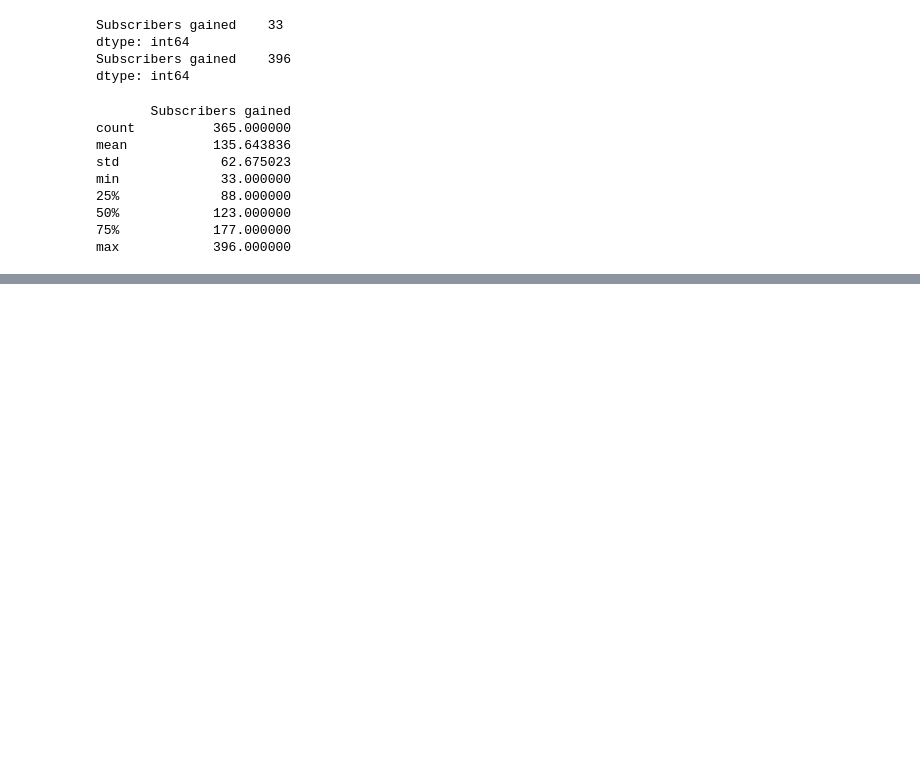
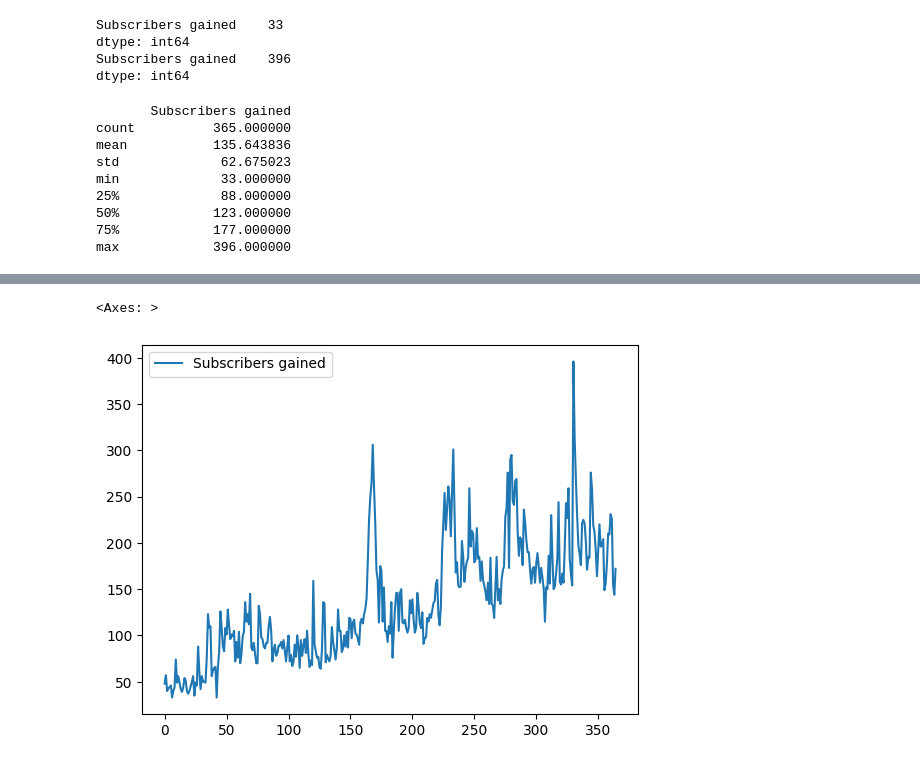
Before and after one commit to Ghan539/Python4DataScientist, a Jupyter notebook: pandas/Session16_pandas.ipynb, the cells around one changed output, grey strips where cells are left out. Cells and saved outputs as stored; diff of their text form; code cells hidden in the pictures; blank space fills up the shorter version.

```diff
--- a/pandas/Session16_pandas.ipynb
+++ b/pandas/Session16_pandas.ipynb
@@ -383,0 +726,6 @@ max            396.000000
+# %%
+# plotting graphs in series
+sub.plot()
+# %% [output]
+<Axes: >
+[figure, added]
```
Also changed, not shown: parts of 25 cells of this notebook.
